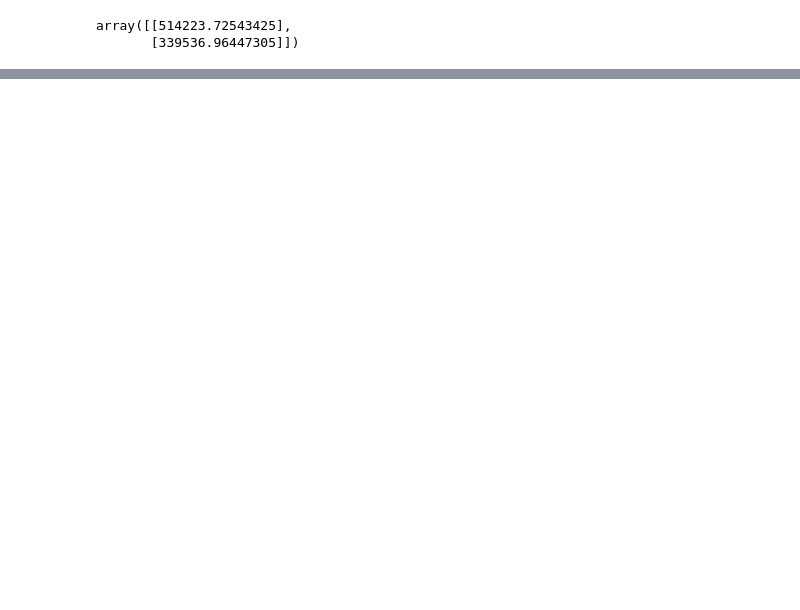
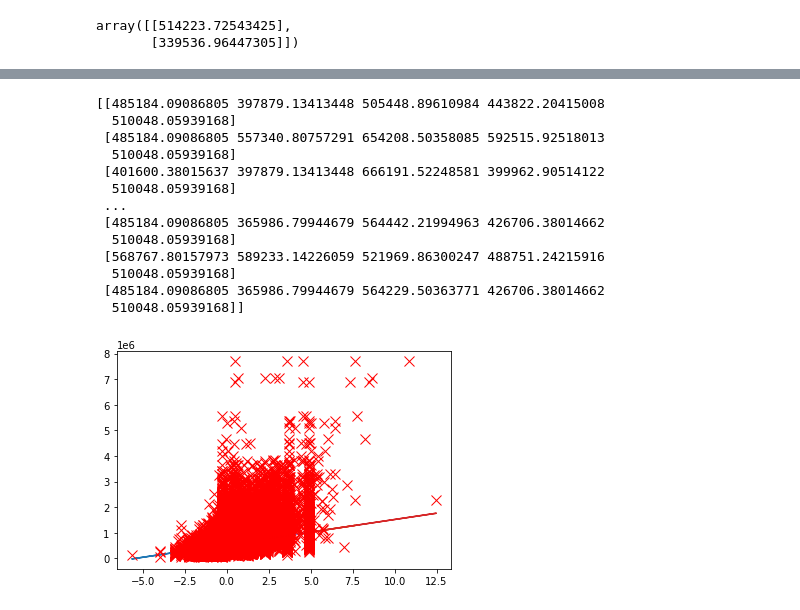
Before and after one commit to AbdelrahmanAshraf318/House-Price-and-Heart-Disease-Detection-Classification-from-scratch, a Jupyter notebook: LinearRegression.ipynb, the cells around one changed output, grey strips where cells are left out. Saved outputs shown, nothing was run; the diff lists cells and outputs as text; code cells hidden in the pictures; blank space fills up the shorter version.

Commit message:
Applying the Linear Regression algorithm to Multiple features with different learning rates

```diff
--- a/LinearRegression.ipynb
+++ b/LinearRegression.ipynb
@@ -344,0 +470,4 @@ print(accuracy)
+# %%
+X =  dataset[["grade" , "bathrooms" , "lat" , "sqft_living" , "view"]].values
+X.shape
+print(len(X[0]))
@@ -344,0 +476,7 @@ print(accuracy)
+# %%
+""" Feature Scaling """
+X_norm = featureNormalization(X)
+X_norm
+
+X_norm = np.concatenate((np.ones((m,1), dtype=int), X_norm), axis=1)
+X_norm
@@ -344,0 +507,15 @@ print(accuracy)
+# %%
+""" Linear Regression Multiple Features """
+
+def gradient_descent_multi(X , y , theta , alpha , num_iters):
+
+    J_History = np.zeros((num_iters , 1))
+
+    for i in range(num_iters):
+        error = (X @ theta) - y
+        print("Error in iteration-" , i , " = " , error)
+        theta = theta - alpha * (1/m) * (X.T @ error)
+
+        J_History[i] = computeCostFunction(X , y , theta)
+
+    return theta , J_History
@@ -344,0 +532,4 @@ print(accuracy)
+# %%
+length = len(X_norm[0])
+theta = np.zeros((length , 1))
+new_theta , J_History = gradient_descent_multi(X_norm , y , theta , alpha , iterations)
@@ -344,0 +581,21 @@ print(accuracy)
+# %%
+
+pred = prediction_simple_LR(new_theta, X_norm[: , 1:])
+plt.plot(X_norm[: , 1:], pred)
+plt.plot(X_norm[: , 1:],y[:,0],'rx',markersize=10,label='Training Data')
+print(pred)
+# %% [output]
+[[485184.09086805 397879.13413448 505448.89610984 443822.20415008
+  510048.05939168]
+ [485184.09086805 557340.80757291 654208.50358085 592515.92518013
+  510048.05939168]
+ [401600.38015637 397879.13413448 666191.52248581 399962.90514122
+  510048.05939168]
+ ...
+ [485184.09086805 365986.79944679 564442.21994963 426706.38014662
+  510048.05939168]
+ [568767.80157973 589233.14226059 521969.86300247 488751.24215916
+  510048.05939168]
+ [485184.09086805 365986.79944679 564229.50363771 426706.38014662
+  510048.05939168]]
+[figure, added]
```
Also changed, not shown: parts of 61 cells of this notebook, 1 other file.
